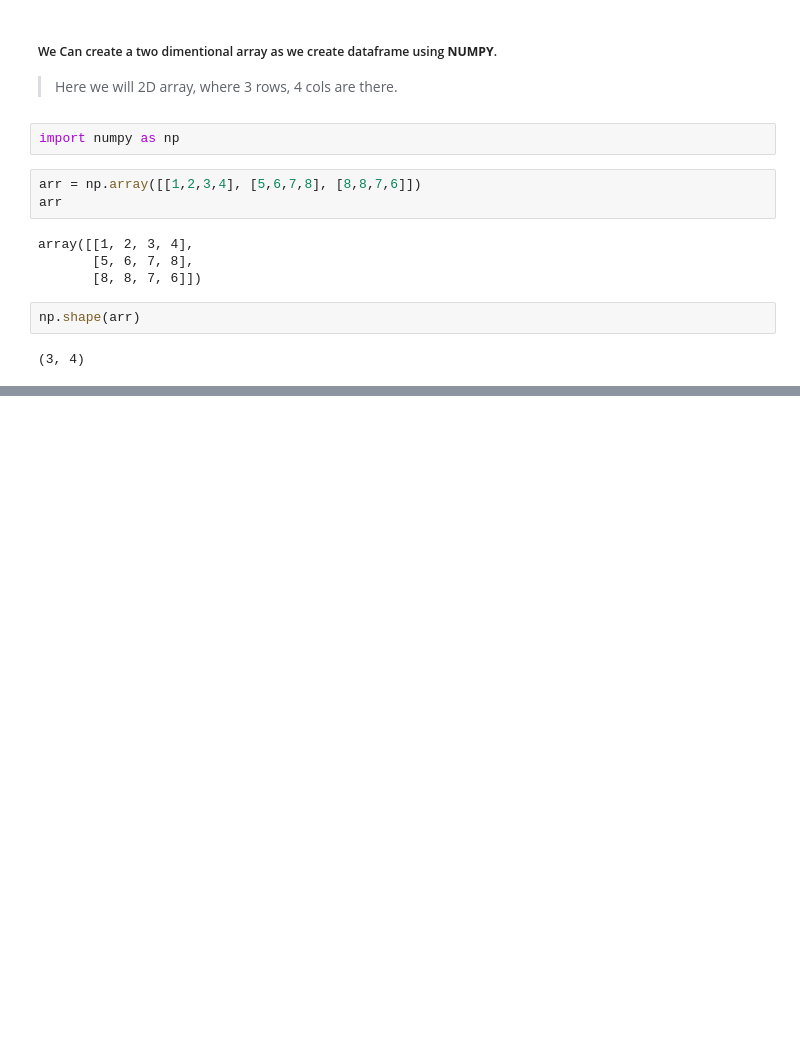
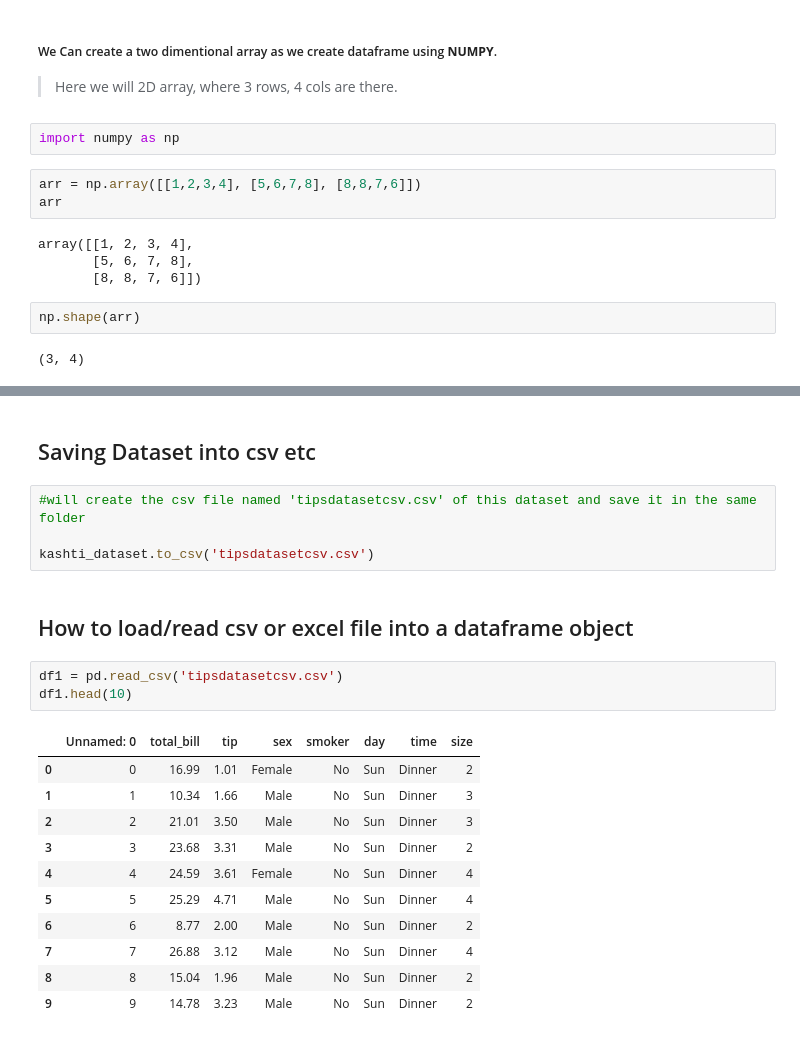
Before and after one commit to sohailahmad25/python_data_analysis, a Jupyter notebook: pandas_day5.ipynb, the cells around one changed output, grey strips where cells are left out. Saved outputs shown, nothing was run; the diff lists cells and outputs as text; blank space fills up the shorter version.

```diff
--- a/pandas_day5.ipynb
+++ b/pandas_day5.ipynb
@@ -168,0 +252,23 @@ np.shape(arr)
+# %% [markdown]
+## Saving Dataset into csv etc
+# %%
+#will create the csv file named 'tipsdatasetcsv.csv' of this dataset and save it in the same folder
+
+kashti_dataset.to_csv('tipsdatasetcsv.csv')
+# %% [markdown]
+## How to load/read csv or excel file into a dataframe object
+# %%
+df1 = pd.read_csv('tipsdatasetcsv.csv')
+df1.head(10)
+# %% [output]
+|  | Unnamed: 0 | total_bill | tip | sex | smoker | day | time | size |
+| 0 | 0 | 16.99 | 1.01 | Female | No | Sun | Dinner | 2 |
+| 1 | 1 | 10.34 | 1.66 | Male | No | Sun | Dinner | 3 |
+| 2 | 2 | 21.01 | 3.50 | Male | No | Sun | Dinner | 3 |
+| 3 | 3 | 23.68 | 3.31 | Male | No | Sun | Dinner | 2 |
+| 4 | 4 | 24.59 | 3.61 | Female | No | Sun | Dinner | 4 |
+| 5 | 5 | 25.29 | 4.71 | Male | No | Sun | Dinner | 4 |
+| 6 | 6 | 8.77 | 2.00 | Male | No | Sun | Dinner | 2 |
+| 7 | 7 | 26.88 | 3.12 | Male | No | Sun | Dinner | 4 |
+| 8 | 8 | 15.04 | 1.96 | Male | No | Sun | Dinner | 2 |
+| 9 | 9 | 14.78 | 3.23 | Male | No | Sun | Dinner | 2 |
```
Also changed, not shown: parts of 75 cells of this notebook, 1 other file.
